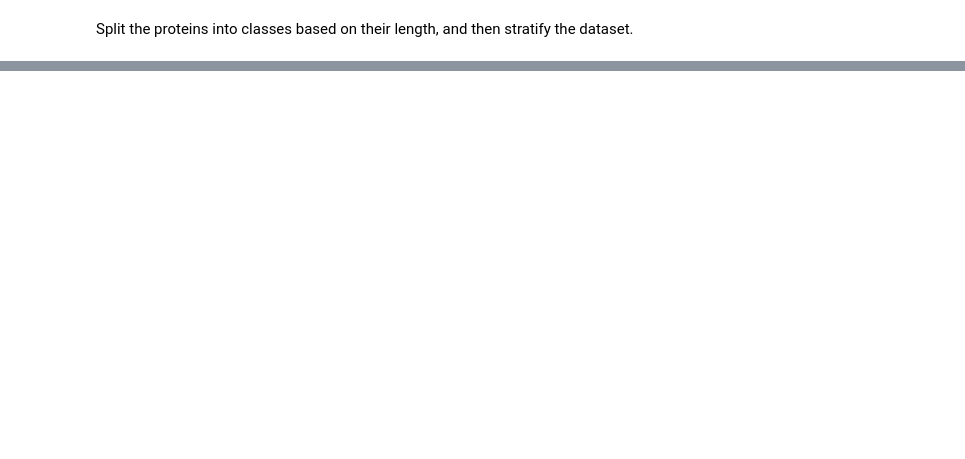
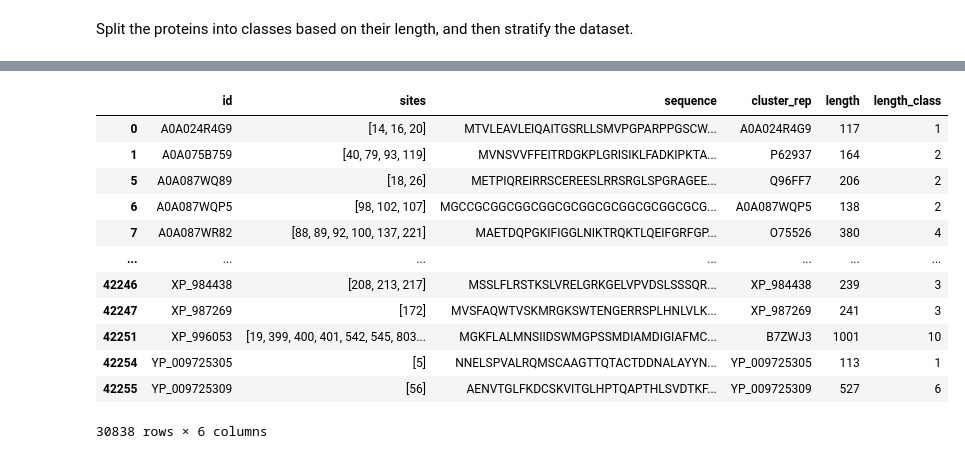
Before and after one commit to nexuso1/bio-research, a Jupyter notebook: notebooks/dataset_preparation.ipynb, the cells around one changed output, grey strips where cells are left out. Drawn from its saved outputs; the diff is of its cells as text; code cells hidden in the pictures; blank space fills up the shorter version.

```diff
--- a/notebooks/dataset_preparation.ipynb
+++ b/notebooks/dataset_preparation.ipynb
@@ -351,0 +374,20 @@ with open('../data/prepared_dataset.json', 'w') as f:
+# %%
+def filter_dataset(df : pd.DataFrame, residues):
+    residue_sites = df.apply(lambda row:[i for i in row['sites'] if row['sequence'][eval(i)-1] in residues], axis=1)
+    return df[residue_sites.apply(lambda x: len(x) > 0)].copy()
+
+filter_dataset(joined, 'S')
+# %% [output]
+|  | id | sites | sequence | cluster_rep | length | length_class |
+| 0 | A0A024R4G9 | [14, 16, 20] | MTVLEAVLEIQAITGSRLLSMVPGPARPPGSCW... | A0A024R4G9 | 117 | 1 |
+| 1 | A0A075B759 | [40, 79, 93, 119] | MVNSVVFFEITRDGKPLGRISIKLFADKIPKTA... | P62937 | 164 | 2 |
+| 5 | A0A087WQ89 | [18, 26] | METPIQREIRRSCEREESLRRSRGLSPGRAGEE... | Q96FF7 | 206 | 2 |
+| 6 | A0A087WQP5 | [98, 102, 107] | MGCCGCGGCGGCGGCGCGGCGCGGCGCGGCGCG... | A0A087WQP5 | 138 | 2 |
+| 7 | A0A087WR82 | [88, 89, 92, 100, 137, 221] | MAETDQPGKIFIGGLNIKTRQKTLQEIFGRFGP... | O75526 | 380 | 4 |
+| ... | ... | ... | ... | ... | ... | ... |
+| 42246 | XP_984438 | [208, 213, 217] | MSSLFLRSTKSLVRELGRKGELVPVDSLSSSQR... | XP_984438 | 239 | 3 |
+| 42247 | XP_987269 | [172] | MVSFAQWTVSKMRGKSWTENGERRSPLHNLVLK... | XP_987269 | 241 | 3 |
+| 42251 | XP_996053 | [19, 399, 400, 401, 542, 545, 803... | MGKFLALMNSIIDSWMGPSSMDIAMDIGIAFMC... | B7ZWJ3 | 1001 | 10 |
+| 42254 | YP_009725305 | [5] | NNELSPVALRQMSCAAGTTQTACTDDNALAYYN... | YP_009725305 | 113 | 1 |
+| 42255 | YP_009725309 | [56] | AENVTGLFKDCSKVITGLHPTQAPTHLSVDTKF... | YP_009725309 | 527 | 6 |
+30838 rows × 6 columns
```
Also changed, not shown: parts of 20 cells of this notebook, 2 other files.
